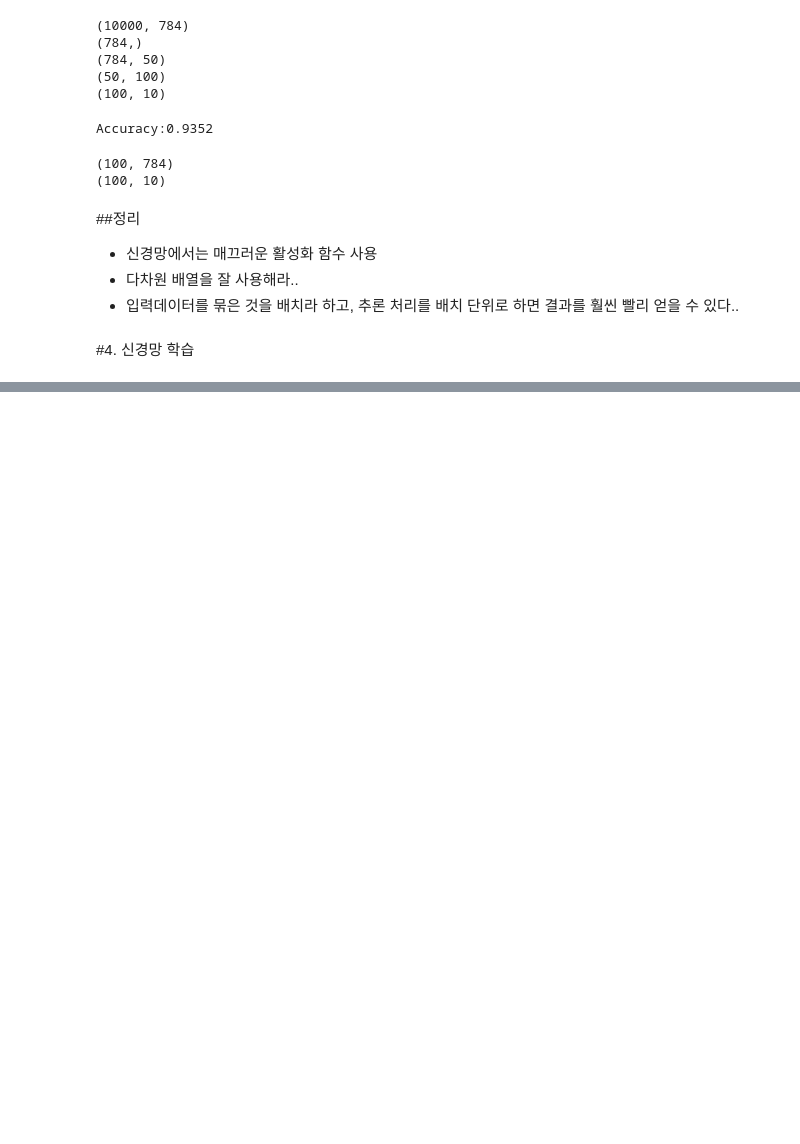
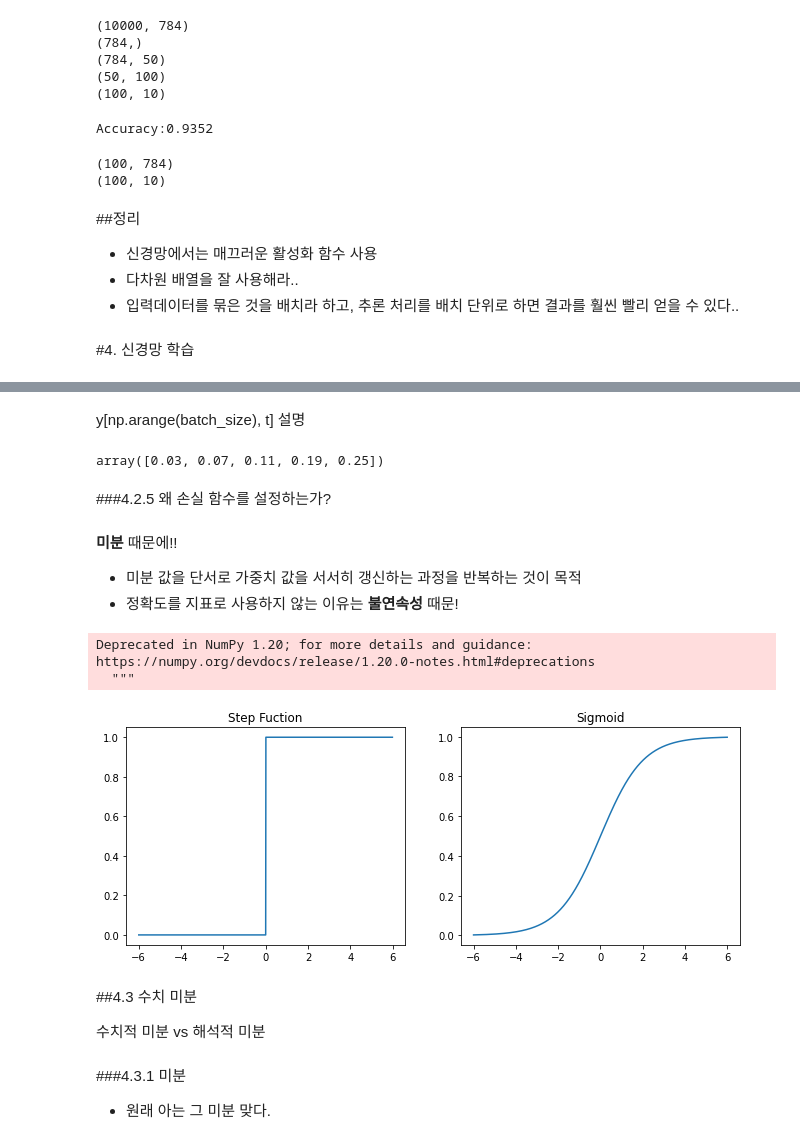
Before and after one commit to dong-tak123/Deep_Learning_From_Scratch, a Jupyter notebook: Deep_Learning_From_Scratch_1.ipynb, the cells around one changed output, grey strips where cells are left out. Cells and saved outputs as stored; diff of their text form; code cells hidden in the pictures; blank space fills up the shorter version.

```diff
--- a/Deep_Learning_From_Scratch_1.ipynb
+++ b/Deep_Learning_From_Scratch_1.ipynb
@@ -233,7 +233,7 @@ def step_fuction(x):
 # %%
 #넘파이 배열도 지원하는 계단함수
 
-def step_fuction(x):
+def step_function(x):
     y = x>0     #Bool 형태의 넘파이 배열 변환
     return y.astype(np.int)
 # %%
@@ -687,0 +826,2 @@ print(y_batch.shape)
+# %% [markdown]
+y[np.arange(batch_size), t] 설명
@@ -687,0 +836,47 @@ print(y_batch.shape)
+# %%
+# np.arange(batch_size) 가 [0, 1, 2, 3, 4] 배열 생성
+# t로 인덱싱을 하면서 각 샘플마다 레이블의 위치의 확률을 가져오는 것임
+
+# [y[0,2], y[1, 1], y[2, 0], y[3, 3], y[4, 4]]
+y[np.arange(batch_size), t]
+# %% [output]
+array([0.03, 0.07, 0.11, 0.19, 0.25])
+# %% [markdown]
+###4.2.5 왜 손실 함수를 설정하는가?
+# %% [markdown]
+**미분** 때문에!!
+
+- 미분 값을 단서로 가중치 값을 서서히 갱신하는 과정을 반복하는 것이 목적
+- 정확도를 지표로 사용하지 않는 이유는 **불연속성** 때문!
+# %%
+# 불연속적인 계단 함수
+x_1 = np.arange(-6.0, 6.0, 0.01)
+y_1 = step_function(x_1)
+
+# 연속적인 sigmoid
+x_2 = np.arange(-6.0, 6.0, 0.01)
+y_2 = sigmoid(x_2)
+
+plt.figure(figsize=(11,4))
+
+plt.subplot(121)
+plt.plot(x_1, y_1)
+plt.title("Step Fuction")
+
+plt.subplot(122)
+plt.plot(x_2, y_2)
+plt.title("Sigmoid")
+
+plt.show()
+# %% [output]
+Deprecated in NumPy 1.20; for more details and guidance: https://numpy.org/devdocs/release/1.20.0-notes.html#deprecations
+  """
+[figure, added]
+# %% [markdown]
+##4.3 수치 미분
+
+수치적 미분  vs 해석적 미분
+# %% [markdown]
+###4.3.1 미분
+
+- 원래 아는 그 미분 맞다.
```
Also changed, not shown: parts of 76 cells of this notebook.
